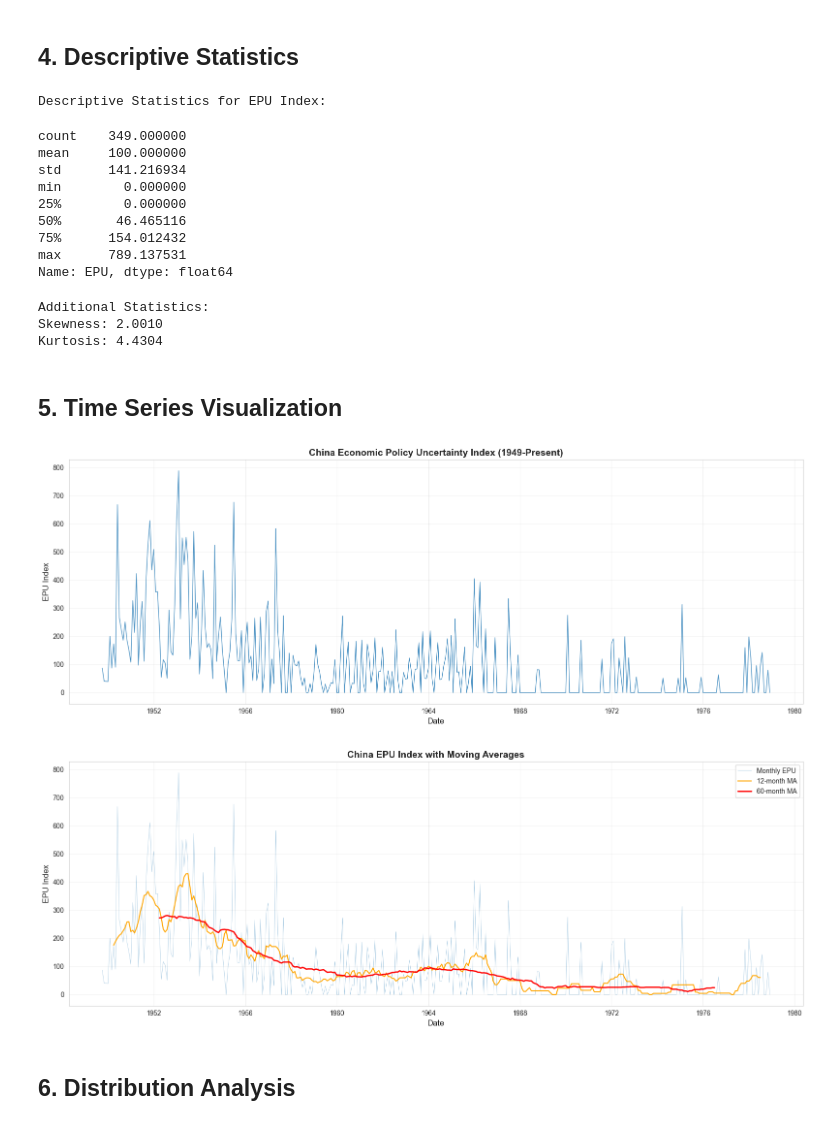
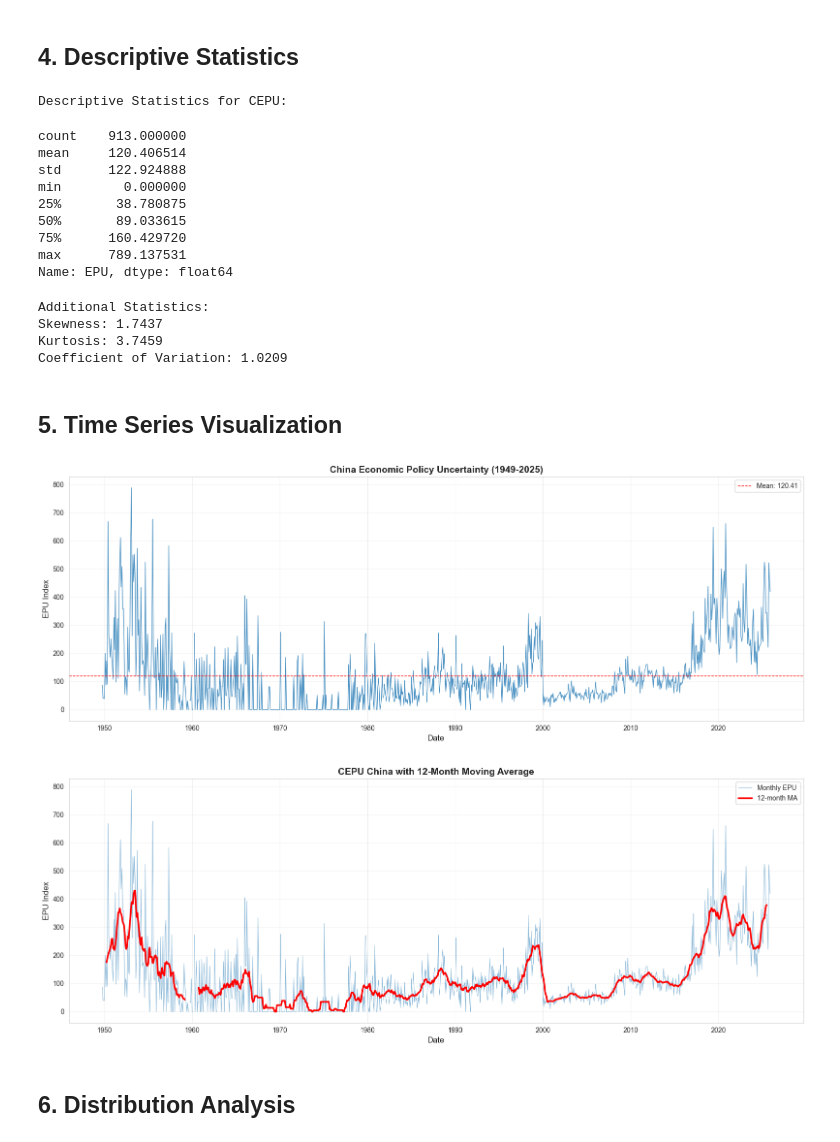
Before and after one commit to lgomez15/tfg-uncertainty, a Jupyter notebook: notebooks/exploratory/raw/05_cepu_china_mainland_exploration.ipynb, the cells around one changed output. Drawn from its saved outputs; the diff is of its cells as text; code cells hidden in the pictures.

```diff
--- a/notebooks/exploratory/raw/05_cepu_china_mainland_exploration.ipynb
+++ b/notebooks/exploratory/raw/05_cepu_china_mainland_exploration.ipynb
@@ -18,6 +23,6 @@ from pathlib import Path
 sns.set_style('whitegrid')
 plt.rcParams['figure.figsize'] = (14, 6)
 
-DATA_PATH = Path('../../../data/raw/cepu-china-mainland-paper.xlsx')
-CSV_OUTPUT_PATH = Path('../../../data/raw/cepu-china-mainland-paper.csv')
+DATA_RAW = Path('../../../data/raw')
+EXCEL_PATH = DATA_RAW / 'cepu-mainland-papers.xlsx'
 # %% [markdown]
@@ -79,0 +30,32 @@ dtype: object
+# %%
+# Read Excel and list sheets
+xls = pd.ExcelFile(EXCEL_PATH)
+print("Sheet names:", xls.sheet_names)
+
+# Load first 3 sheets (exclude TPU)
+sheets_to_use = xls.sheet_names[:3]
+print(f"\nUsing sheets: {sheets_to_use}")
+
+dfs = []
+for sheet in sheets_to_use:
+    df_sheet = pd.read_excel(xls, sheet_name=sheet, usecols=[0, 1, 2])
+    df_sheet.columns = ['year', 'month', 'EPU']
+    print(f"  {sheet}: {len(df_sheet)} rows, {df_sheet['year'].min()}-{df_sheet['year'].max()}")
+    dfs.append(df_sheet)
+
+# Combine
+df = pd.concat(dfs, ignore_index=True)
+df = df.sort_values(['year', 'month']).reset_index(drop=True)
+
+# Create proper date column
+df['Date'] = pd.to_datetime(df[['year', 'month']].assign(day=1))
+
+# Reorder columns
+df = df[['Date', 'year', 'month', 'EPU']]
+
+print(f"\nCombined dataset: {len(df)} rows")
+print(f"Date range: {df['Date'].min()} to {df['Date'].max()}")
+print(f"Duplicates: {df.duplicated(subset=['year', 'month']).sum()}")
+
+display(df.head())
+display(df.tail())
@@ -116,49 +142,51 @@ memory usage: 11.0 KB
 # %% [markdown]
 ## 4. Descriptive Statistics
 # %%
-print("Descriptive Statistics for EPU Index:")
+print("Descriptive Statistics for CEPU:")
 display(df['EPU'].describe())
 
 print("\nAdditional Statistics:")
 print(f"Skewness: {df['EPU'].skew():.4f}")
 print(f"Kurtosis: {df['EPU'].kurtosis():.4f}")
+print(f"Coefficient of Variation: {df['EPU'].std() / df['EPU'].mean():.4f}")
 # %% [output]
-Descriptive Statistics for EPU Index:
+Descriptive Statistics for CEPU:
-count    349.000000
-mean     100.000000
-std      141.216934
+count    913.000000
+mean     120.406514
+std      122.924888
 min        0.000000
-25%        0.000000
-50%       46.465116
-75%      154.012432
+25%       38.780875
+50%       89.033615
+75%      160.429720
 max      789.137531
 Name: EPU, dtype: float64
 Additional Statistics:
-Skewness: 2.0010
-Kurtosis: 4.4304
+Skewness: 1.7437
+Kurtosis: 3.7459
+Coefficient of Variation: 1.0209
 # %% [markdown]
 ## 5. Time Series Visualization
 # %%
 fig, ax = plt.subplots(figsize=(16, 6))
-ax.plot(df['date'], df['EPU'], linewidth=1, alpha=0.8)
-ax.set_title('China Economic Policy Uncertainty Index (1949-Present)', fontsize=14, fontweight='bold')
+ax.plot(df['Date'], df['EPU'], linewidth=1, alpha=0.8)
+ax.axhline(df['EPU'].mean(), color='red', linestyle='--', linewidth=1, label=f'Mean: {df["EPU"].mean():.2f}')
+ax.set_title('China Economic Policy Uncertainty (1949-2025)', fontsize=14, fontweight='bold')
 ax.set_xlabel('Date', fontsize=12)
 ax.set_ylabel('EPU Index', fontsize=12)
+ax.legend()
 ax.grid(True, alpha=0.3)
 plt.tight_layout()
 plt.show()
 # %% [output]
-[figure, old version]
+[figure, new version]
 # %%
-# With moving average
+# With 12-month moving average
 df['MA_12m'] = df['EPU'].rolling(window=12, center=True).mean()
-df['MA_60m'] = df['EPU'].rolling(window=60, center=True).mean()
 
 fig, ax = plt.subplots(figsize=(16, 6))
-ax.plot(df['date'], df['EPU'], linewidth=0.5, alpha=0.4, label='Monthly EPU')
-ax.plot(df['date'], df['MA_12m'], linewidth=1.5, label='12-month MA', color='orange')
-ax.plot(df['date'], df['MA_60m'], linewidth=2, label='60-month MA', color='red')
-ax.set_title('China EPU Index with Moving Averages', fontsize=14, fontweight='bold')
+ax.plot(df['Date'], df['EPU'], linewidth=0.8, alpha=0.5, label='Monthly EPU')
+ax.plot(df['Date'], df['MA_12m'], linewidth=2.5, label='12-month MA', color='red')
+ax.set_title('CEPU China with 12-Month Moving Average', fontsize=14, fontweight='bold')
 ax.set_xlabel('Date', fontsize=12)
 ax.set_ylabel('EPU Index', fontsize=12)
 ax.legend()
@@ -166,7 +194,7 @@ ax.grid(True, alpha=0.3)
 plt.tight_layout()
 plt.show()
 # %% [output]
-[figure, old version]
+[figure, new version]
 # %% [markdown]
 ## 6. Distribution Analysis
 # %%
```
Also changed, not shown: parts of 18 cells of this notebook, 12 other files.
